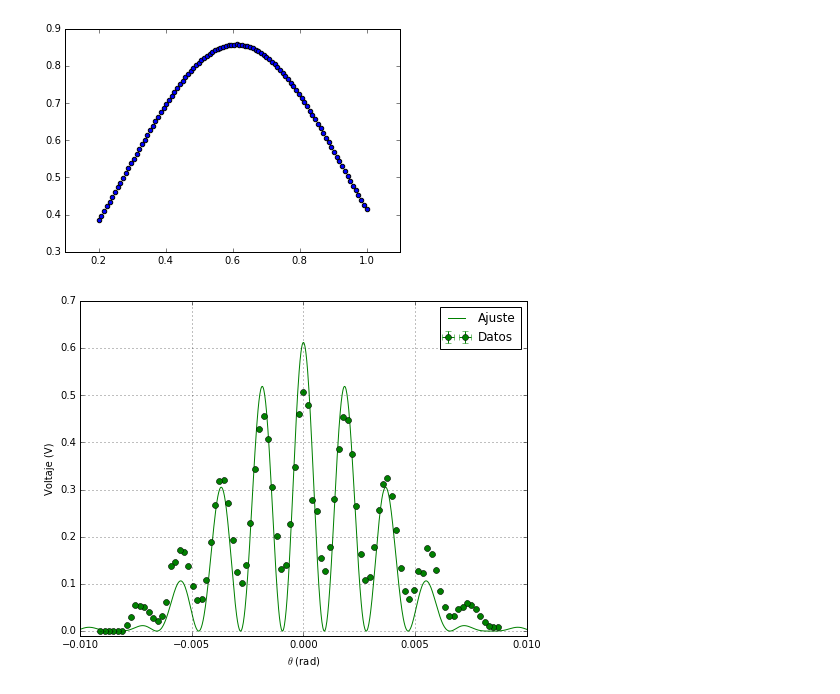
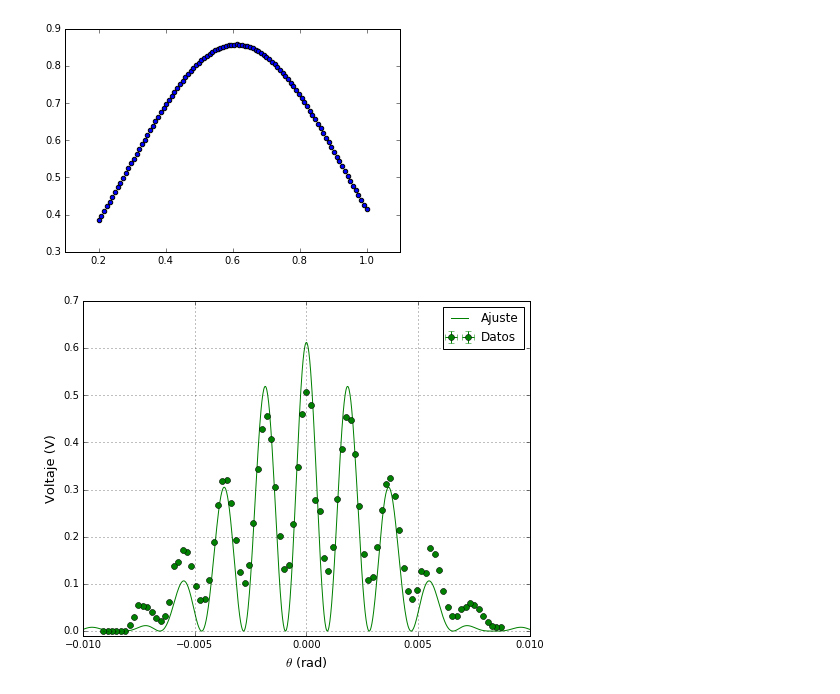
Before and after one commit to Bulldy/Laboratorio-Avanzado, a Jupyter notebook: Doble Rendija/laser_doble.ipynb, the cells around one changed output. Drawn from its saved outputs; the diff is of its cells as text; code cells hidden in the pictures.

```diff
--- a/Doble Rendija/laser_doble.ipynb
+++ b/Doble Rendija/laser_doble.ipynb
@@ -96,16 +96,16 @@ plt.show()
 # %%
 # Visualizamos los datos
 fig=plt.figure(figsize=(8,6))
 thetaajuste=np.linspace(-0.01,0.01,1000)
 ajuste=I_doble(thetaajuste,i0_opt)
 plt.plot(thetaajuste,ajuste,c='green',label='Ajuste')
 plt.errorbar(data1['Theta (rad)'],data1['Voltaje (V)'],xerr=dtheta,yerr=dv,fmt='o',c='green',label='Datos')
 plt.xlim(-0.01,0.01)
 plt.ylim(-0.01,0.7)
-plt.xlabel(r'$\theta$ (rad)')
-plt.ylabel('Voltaje (V)')
+plt.xlabel(r'$\theta$ (rad)',fontsize=13)
+plt.ylabel('Voltaje (V)',fontsize=13)
 plt.legend()
 plt.grid()
 plt.show()
 # %% [output]
-[figure, old version]
+[figure, new version]
```
Also changed, not shown: 3 other files.
